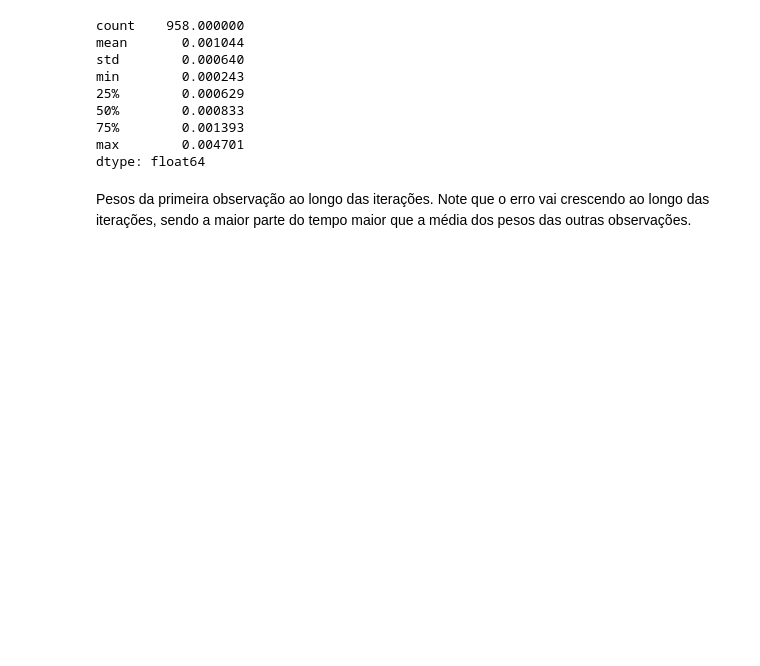
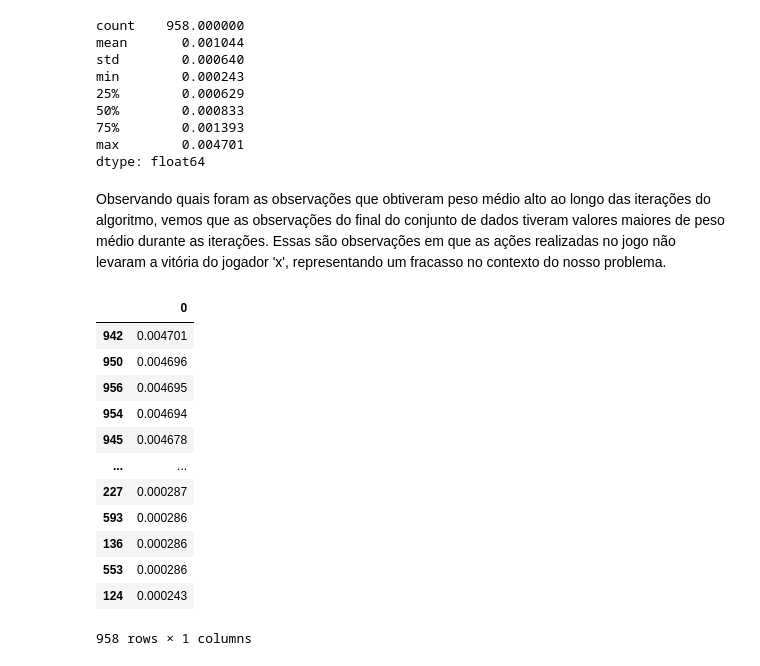
Before and after one commit to gustavohpgodinho/ml_trabalho2, a Jupyter notebook: trabalho2_machine_learning.ipynb, the cells around one changed output. Saved outputs shown, nothing was run; the diff lists cells and outputs as text; code cells hidden in the pictures; blank space fills up the shorter version.

Commit message:
UPDATE NOTES OF NOTEBOOK

```diff
--- a/trabalho2_machine_learning.ipynb
+++ b/trabalho2_machine_learning.ipynb
@@ -472,5 +472,21 @@ min        0.000243
 75%        0.001393
 max        0.004701
 dtype: float64
-# %% [markdown]
-Pesos da primeira observação ao longo das iterações. Note que o erro vai crescendo ao longo das iterações, sendo a maior parte do tempo maior que a média dos pesos das outras observações.
+# %% [markdown]
+Observando quais foram as observações que obtiveram peso médio alto ao longo das iterações do algoritmo, vemos que as observações do final do conjunto de dados tiveram valores maiores de peso médio durante as iterações. Essas são observações em que as ações realizadas no jogo não levaram a vitória do jogador 'x', representando um fracasso no contexto do nosso problema.
+# %%
+pd.DataFrame(np.mean(clf.classificador['pesos'], axis = 1)).sort_values(by = 0, ascending = False)
+# %% [output]
+|  | 0 |
+| 942 | 0.004701 |
+| 950 | 0.004696 |
+| 956 | 0.004695 |
+| 954 | 0.004694 |
+| 945 | 0.004678 |
+| ... | ... |
+| 227 | 0.000287 |
+| 593 | 0.000286 |
+| 136 | 0.000286 |
+| 553 | 0.000286 |
+| 124 | 0.000243 |
+958 rows × 1 columns
```
Also changed, not shown: parts of 13 cells of this notebook.
